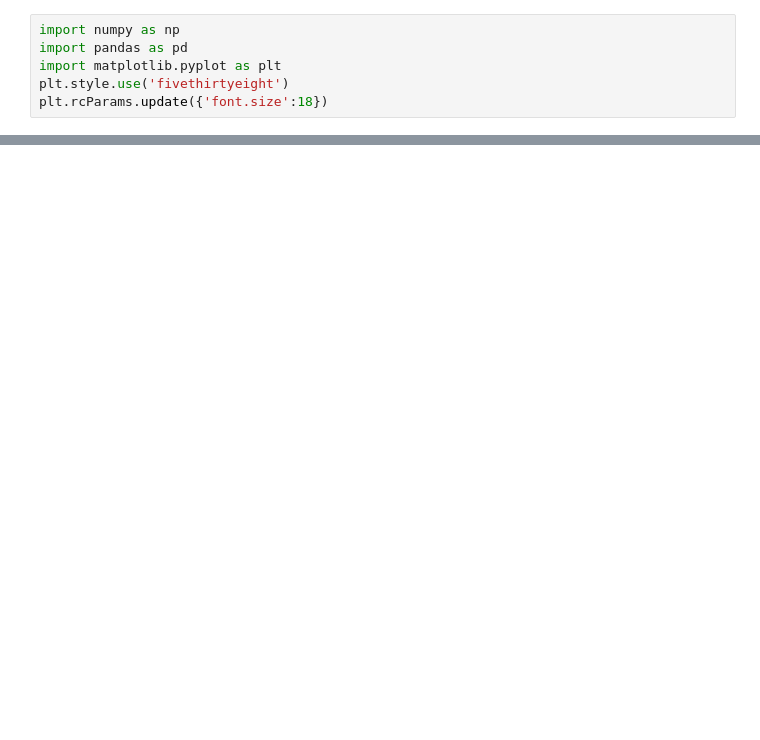
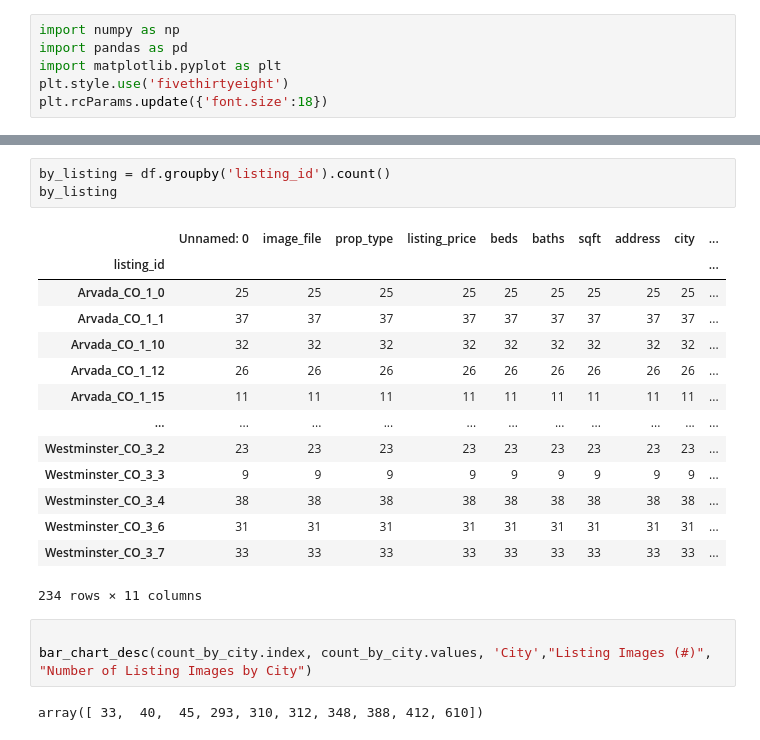
Before and after one commit to connorslagle/homes-like-this, a Jupyter notebook: notebooks/csv_eda.ipynb, the cells around one changed output, grey strips where cells are left out. Drawn from its saved outputs; the diff is of its cells as text; blank space fills up the shorter version.

```diff
--- a/notebooks/csv_eda.ipynb
+++ b/notebooks/csv_eda.ipynb
@@ -70,0 +70,23 @@ array([ 33,  40,  45, 293, 310, 312, 348, 388, 412, 610])
+# %%
+by_listing = df.groupby('listing_id').count()
+by_listing
+# %% [output]
+|  | Unnamed: 0 | image_file | prop_type | listing_price | beds | baths | sqft | address | city | ... |
+| listing_id |  |  |  |  |  |  |  |  |  | ... |
+| Arvada_CO_1_0 | 25 | 25 | 25 | 25 | 25 | 25 | 25 | 25 | 25 | ... |
+| Arvada_CO_1_1 | 37 | 37 | 37 | 37 | 37 | 37 | 37 | 37 | 37 | ... |
+| Arvada_CO_1_10 | 32 | 32 | 32 | 32 | 32 | 32 | 32 | 32 | 32 | ... |
+| Arvada_CO_1_12 | 26 | 26 | 26 | 26 | 26 | 26 | 26 | 26 | 26 | ... |
+| Arvada_CO_1_15 | 11 | 11 | 11 | 11 | 11 | 11 | 11 | 11 | 11 | ... |
+| ... | ... | ... | ... | ... | ... | ... | ... | ... | ... | ... |
+| Westminster_CO_3_2 | 23 | 23 | 23 | 23 | 23 | 23 | 23 | 23 | 23 | ... |
+| Westminster_CO_3_3 | 9 | 9 | 9 | 9 | 9 | 9 | 9 | 9 | 9 | ... |
+| Westminster_CO_3_4 | 38 | 38 | 38 | 38 | 38 | 38 | 38 | 38 | 38 | ... |
+| Westminster_CO_3_6 | 31 | 31 | 31 | 31 | 31 | 31 | 31 | 31 | 31 | ... |
+| Westminster_CO_3_7 | 33 | 33 | 33 | 33 | 33 | 33 | 33 | 33 | 33 | ... |
+234 rows × 11 columns
+# %%
+
+bar_chart_desc(count_by_city.index, count_by_city.values, 'City',"Listing Images (#)", "Number of Listing Images by City")
+# %% [output]
+array([ 33,  40,  45, 293, 310, 312, 348, 388, 412, 610])
```
Also changed, not shown: parts of 4 cells of this notebook, 2 other files.
